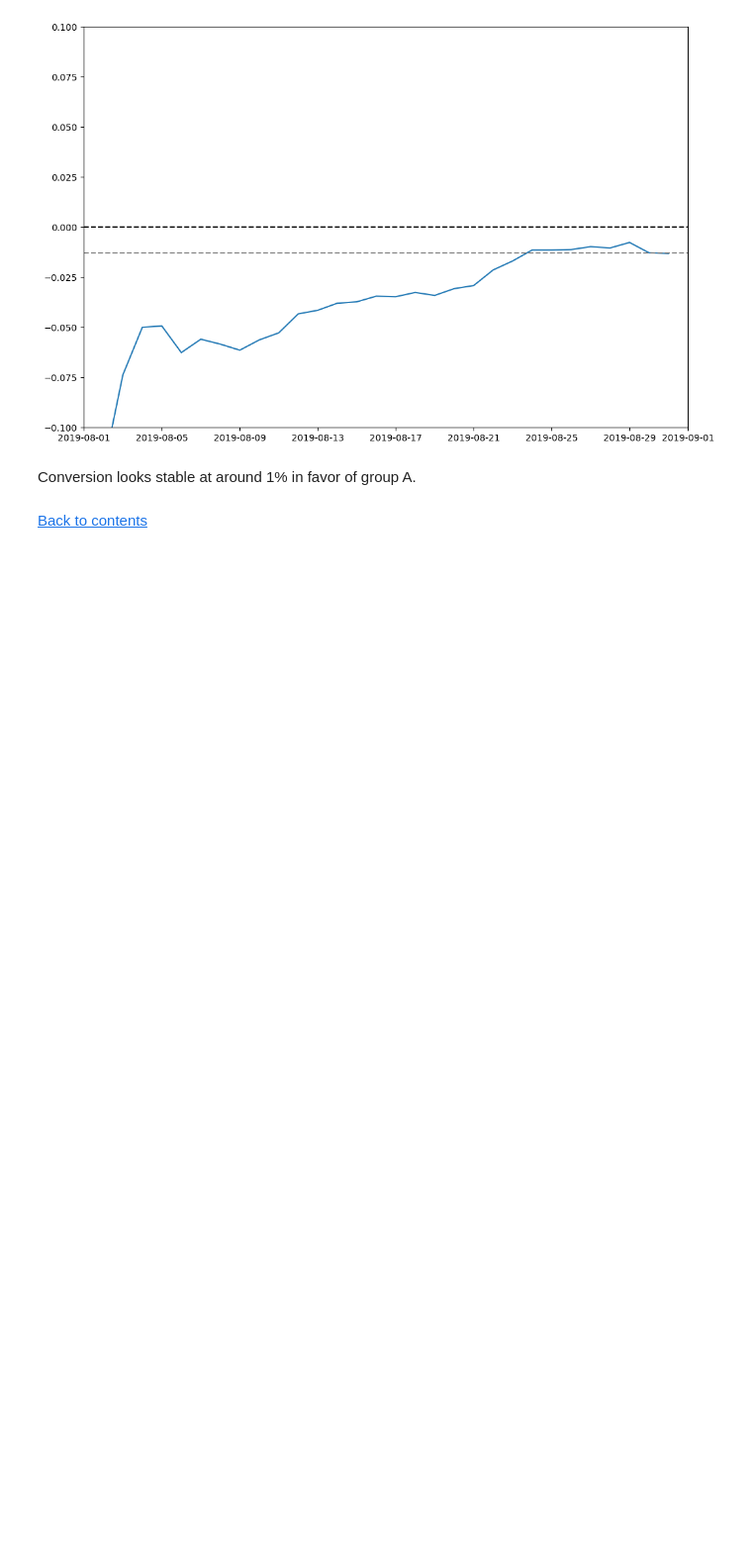
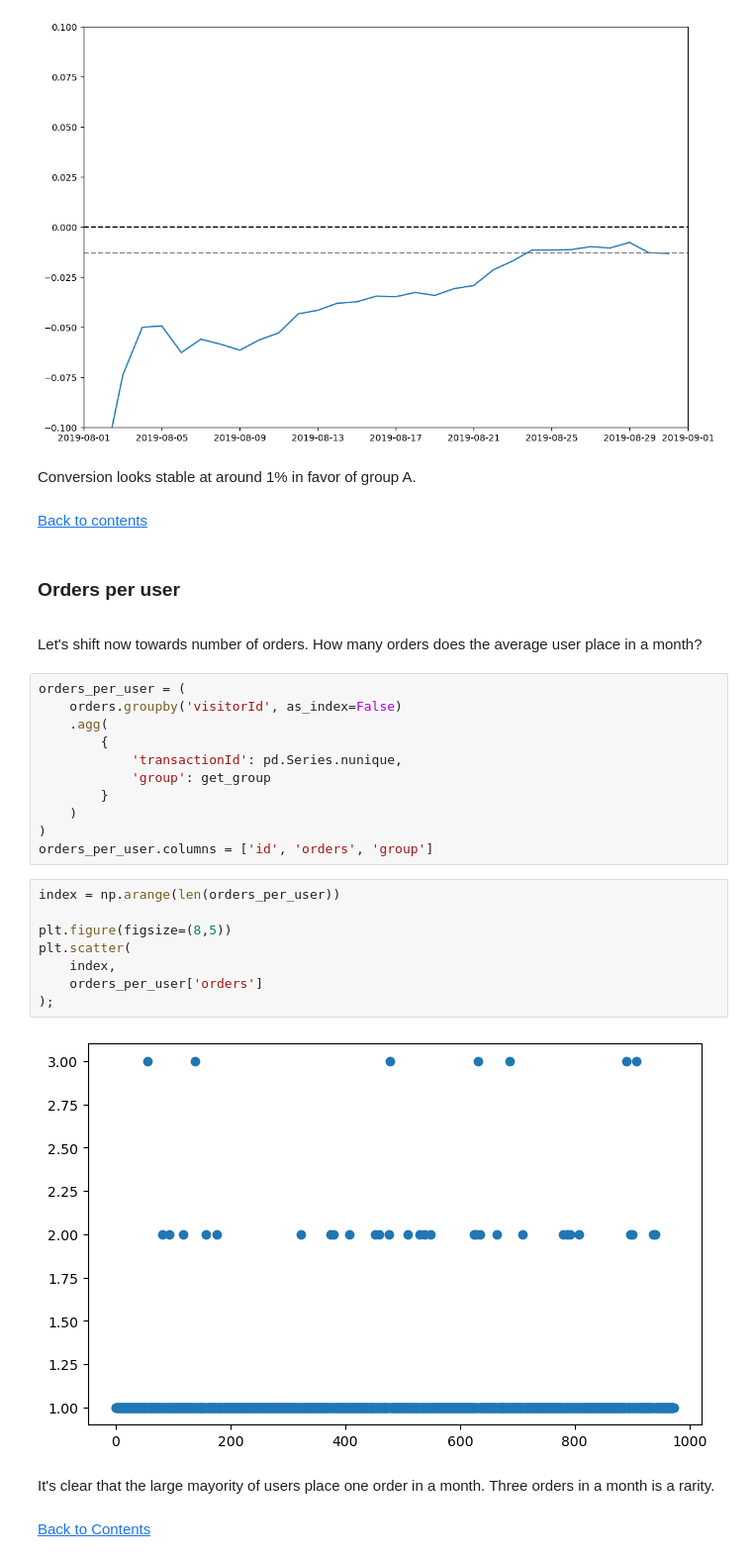
Before and after one commit to Silverscale/Tripleten-A-B-testing, a Jupyter notebook: A_B_testing.ipynb, the cells around one changed output. Shown: that part at 99% size. Saved outputs shown, nothing was run; the diff lists cells and outputs as text; blank space fills up the shorter version.

Commit message:
Orders per user

```diff
--- a/A_B_testing.ipynb
+++ b/A_B_testing.ipynb
@@ -481,3 +490,33 @@ plt.axis([dt.datetime.strptime("2019-08-01", format), dt.datetime.strptime('2019
 Conversion looks stable at around 1% in favor of group A.
 # %% [markdown]
 [Back to contents](#back)
+# %% [markdown]
+### Orders per user
+<a name="orders_per_user"></a>
+# %% [markdown]
+Let's shift now towards number of orders. How many orders does the average user place in a month?
+# %%
+orders_per_user = (
+    orders.groupby('visitorId', as_index=False)
+    .agg(
+        {
+            'transactionId': pd.Series.nunique,
+            'group': get_group
+        }
+    )
+)
+orders_per_user.columns = ['id', 'orders', 'group']
+# %%
+index = np.arange(len(orders_per_user))
+
+plt.figure(figsize=(8,5))
+plt.scatter(
+    index,
+    orders_per_user['orders']
+);
+# %% [output]
+[figure, added]
+# %% [markdown]
+It's clear that the large mayority of users place one order in a month. Three orders in a month is a rarity.
+# %% [markdown]
+[Back to Contents](#back)
```
Also changed, not shown: parts of 10 cells of this notebook.
